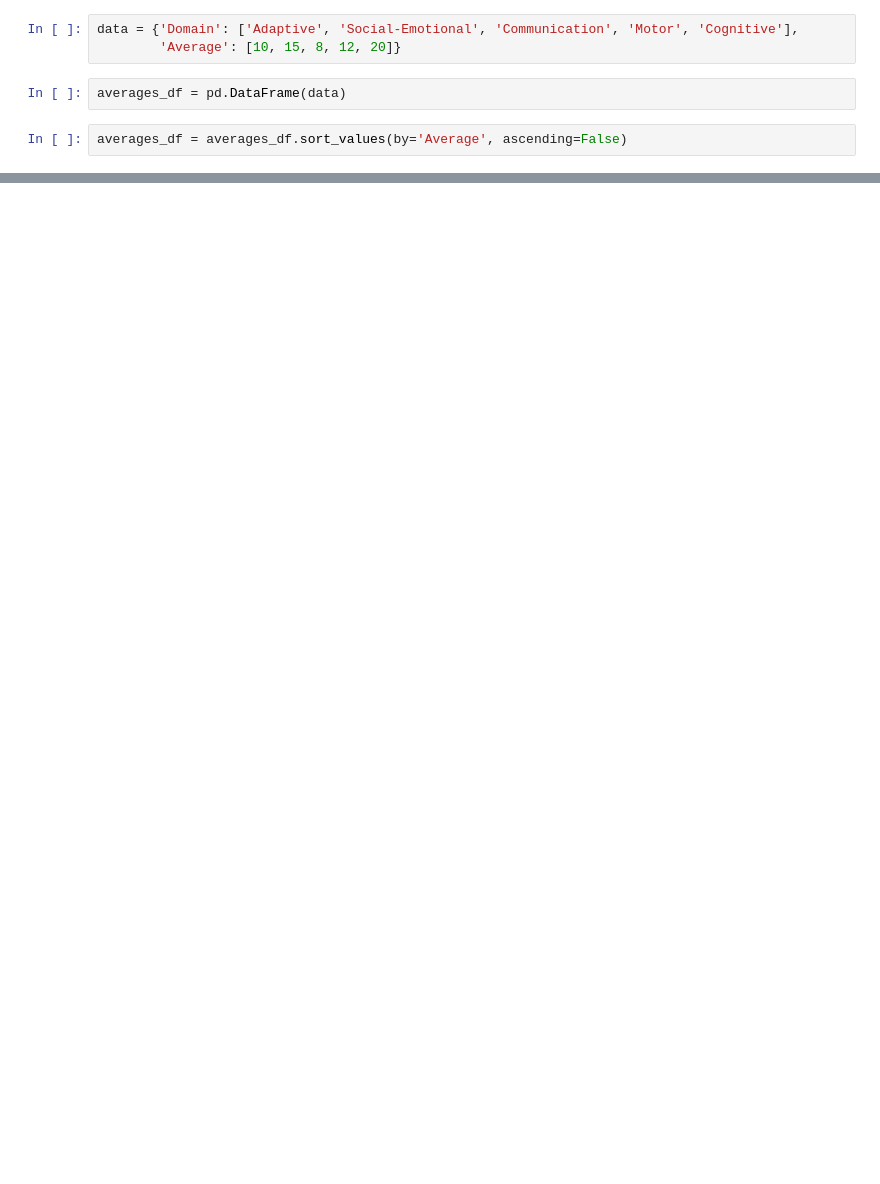
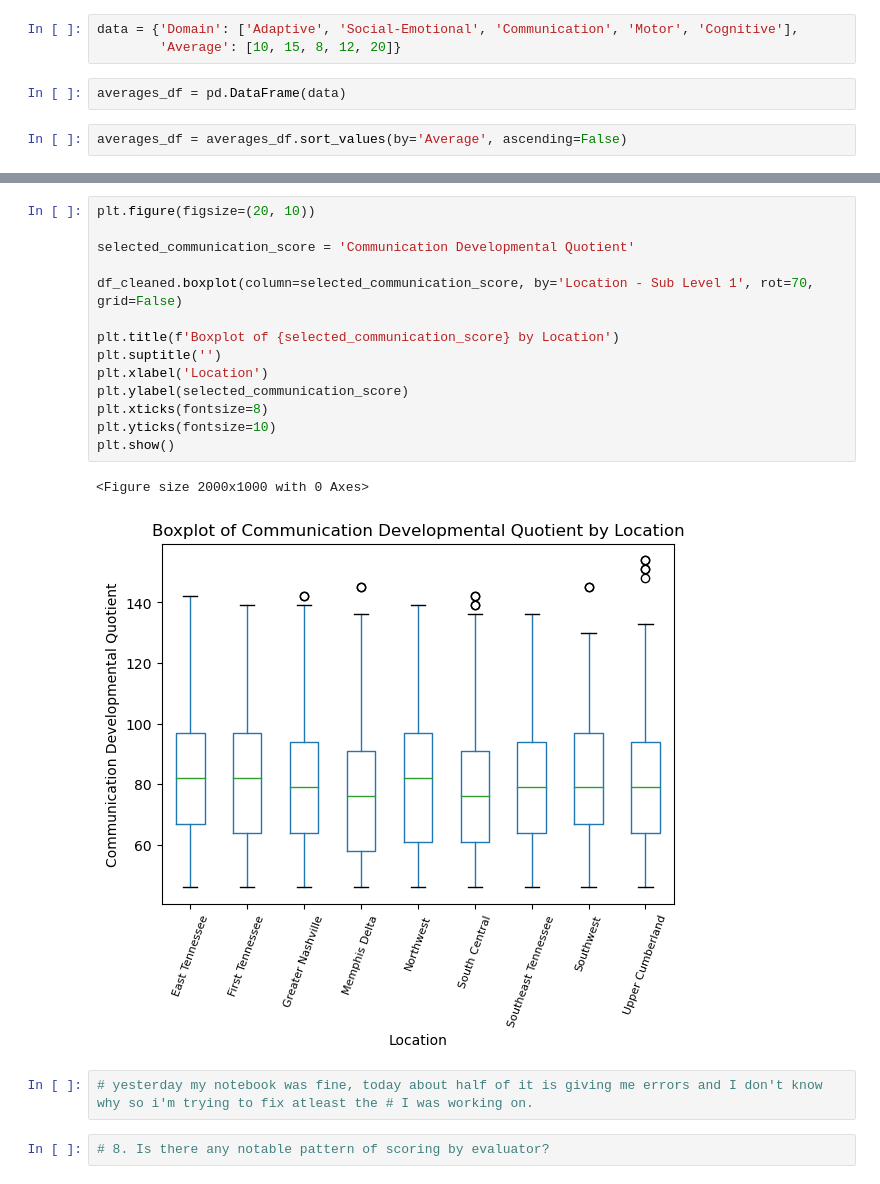
Before and after one commit to NSS-Full-Time-Data-Analytics-11/teis-project-tucker, a Jupyter notebook: TEISBDI.ipynb, the cells around one changed output, grey strips where cells are left out. Saved outputs shown, nothing was run; the diff lists cells and outputs as text; blank space fills up the shorter version.

```diff
--- a/TEISBDI.ipynb
+++ b/TEISBDI.ipynb
@@ -455,0 +562,21 @@ plt.show()
+# %%
+plt.figure(figsize=(20, 10))
+
+selected_communication_score = 'Communication Developmental Quotient'
+
+df_cleaned.boxplot(column=selected_communication_score, by='Location - Sub Level 1', rot=70, grid=False)
+
+plt.title(f'Boxplot of {selected_communication_score} by Location')
+plt.suptitle('')
+plt.xlabel('Location')
+plt.ylabel(selected_communication_score)
+plt.xticks(fontsize=8)
+plt.yticks(fontsize=10)
+plt.show()
+# %% [output]
+<Figure size 2000x1000 with 0 Axes>
+[figure, added]
+# %%
+# yesterday my notebook was fine, today about half of it is giving me errors and I don't know why so i'm trying to fix atleast the # I was working on.
+# %%
+# 8. Is there any notable pattern of scoring by evaluator?
```
Also changed, not shown: parts of 34 cells of this notebook.
